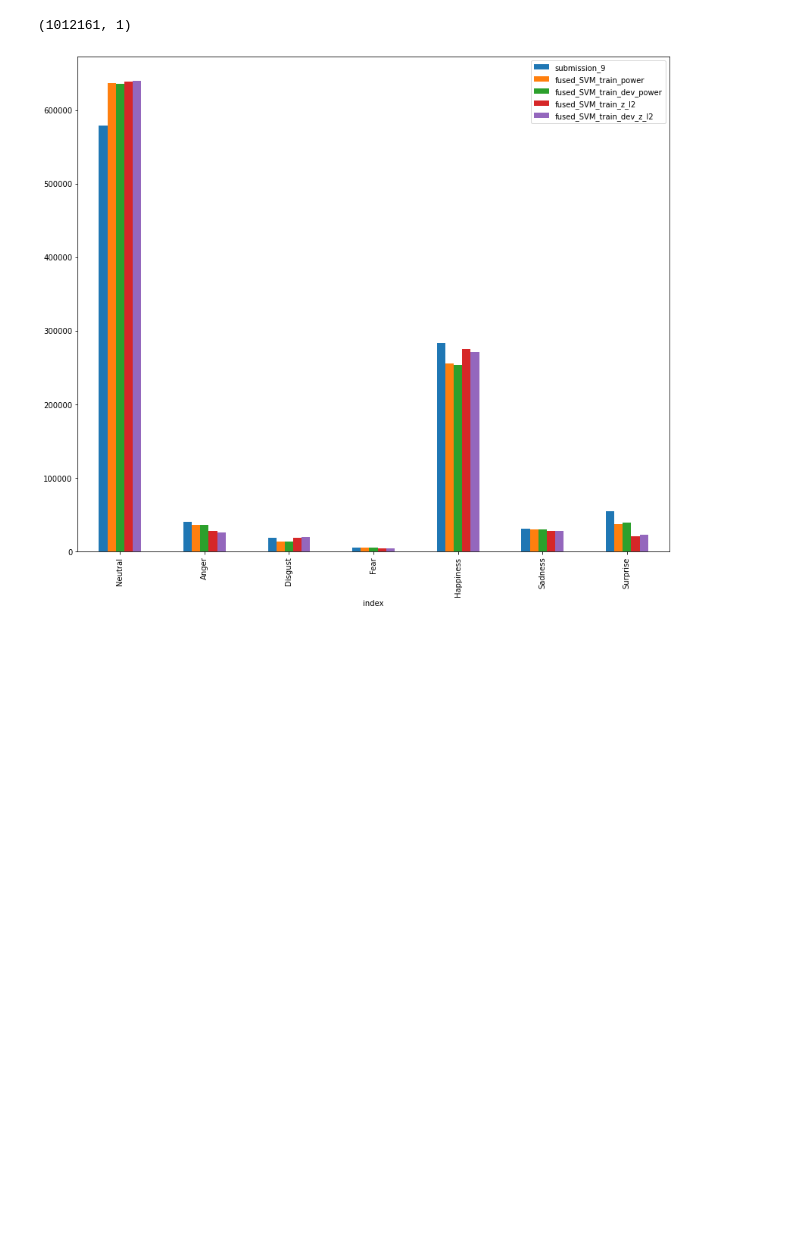
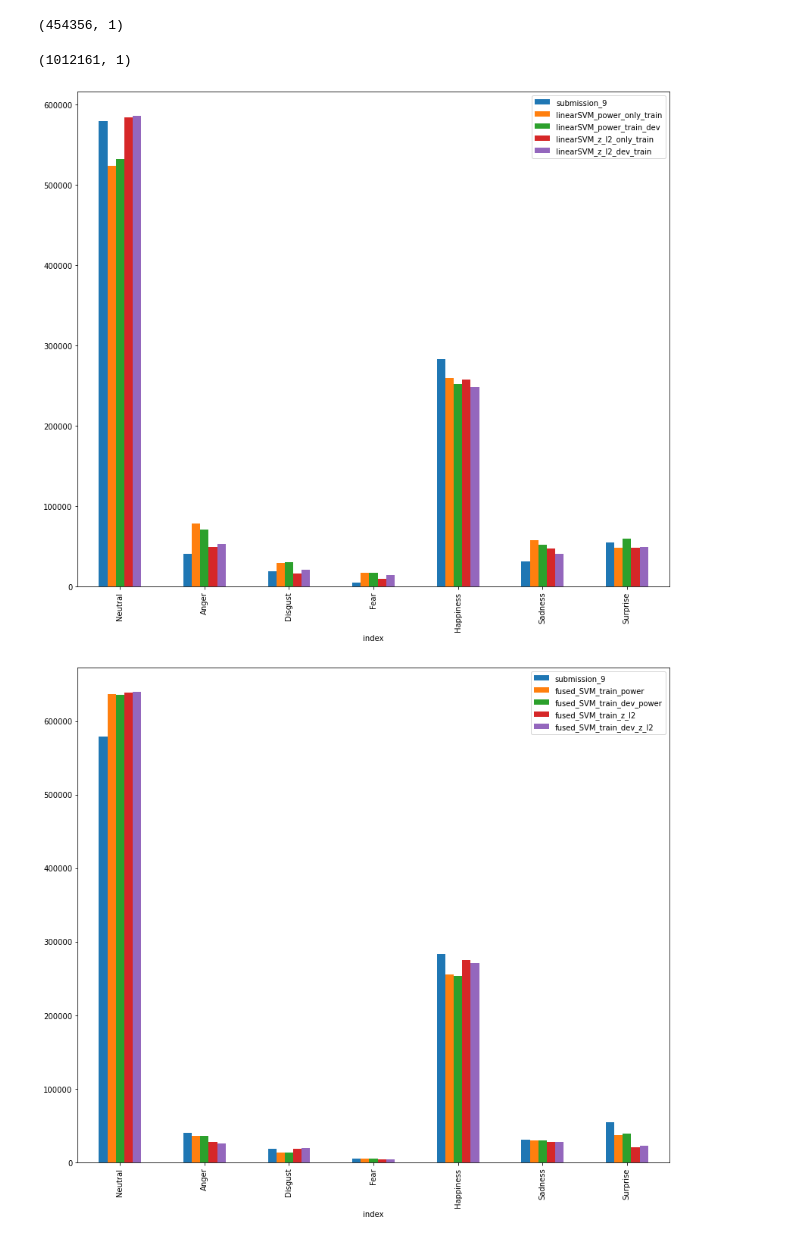
Before and after one commit to DresvyanskiyDenis/FG_2020, a Jupyter notebook: Fusion/Visualization/Class_distribution.ipynb, the cells around one changed output. Cells and saved outputs as stored; diff of their text form; code cells hidden in the pictures; blank space fills up the shorter version.

```diff
--- a/Fusion/Visualization/Class_distribution.ipynb
+++ b/Fusion/Visualization/Class_distribution.ipynb
@@ -220,3 +232,11 @@ model_linearSVM_predictions_train_dev_z_l2=np.argmax(model_linearSVM_predictions
+# %%
+gt_validation.columns=['label']
+gt_validation_distribution=gt_validation['label'].value_counts().sort_index()
+gt_validation_distribution=gt_validation_distribution[gt_validation_distribution.index!=-1]
+gt_validation_distribution.index=['Neutral','Anger','Disgust','Fear','Happiness','Sadness','Surprise']
+gt_validation_distribution=gt_validation_distribution.reset_index()
+# %% [output]
+(454356, 1)
 # %%
 class_mapping={
     0:'Neutral',
@@ -257,18 +278,19 @@ model_fused_SVM_predictions_train_dev_z_l2_distribution=pd.DataFrame(df['fused_S
 # %%
 all_models_distributions=pd.concat([model_3_distribution,model_4_distribution,model_PANN_distribution,model_1D_distribution,
                                     model_linearSVM_distribution_train_power_distribution,model_linearSVM_distribution_train_dev_power_distribution,
                                     model_linearSVM_distribution_train_z_l2_distribution,model_linearSVM_distribution_train_dev_z_l2_distribution, submission_9_distribution,
                                     model_fused_SVM_predictions_train_power_distribution,model_fused_SVM_predictions_train_dev_power_distribution,
                                     model_fused_SVM_predictions_train_z_l2_distribution,model_fused_SVM_predictions_train_dev_z_l2_distribution ], axis=1)
 all_models_distributions.index=['Neutral','Anger','Disgust','Fear','Happiness','Sadness','Surprise']
 all_models_distributions=all_models_distributions.reset_index()
 
 
-#all_models_distributions.plot(x="index", y=['submission_9','linearSVM_power_only_train','linearSVM_power_train_dev',
-#                                                'linearSVM_z_l2_only_train','linearSVM_z_l2_dev_train'], kind="bar",figsize=(14,12)).get_figure().savefig('distribution.png')
+all_models_distributions.plot(x="index", y=['submission_9','linearSVM_power_only_train','linearSVM_power_train_dev',
+                                                'linearSVM_z_l2_only_train','linearSVM_z_l2_dev_train'], kind="bar",figsize=(14,12))
 
 all_models_distributions.plot(x="index", y=['submission_9','fused_SVM_train_power','fused_SVM_train_dev_power',
                                                 'fused_SVM_train_z_l2','fused_SVM_train_dev_z_l2'], kind="bar",figsize=(14,12)).get_figure().savefig('distribution.png')
 plt.show()
 # %% [output]
-[figure, old version]
+[figure, new version]
+[figure, added]
```
Also changed, not shown: parts of 12 cells of this notebook, 3 other files.
